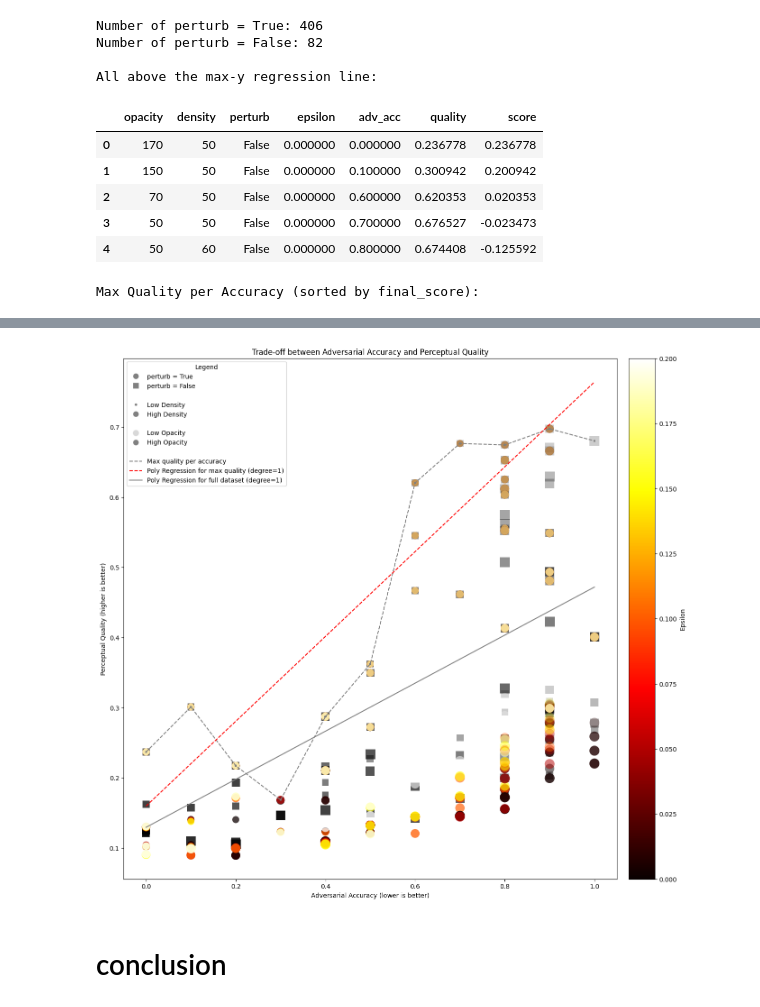
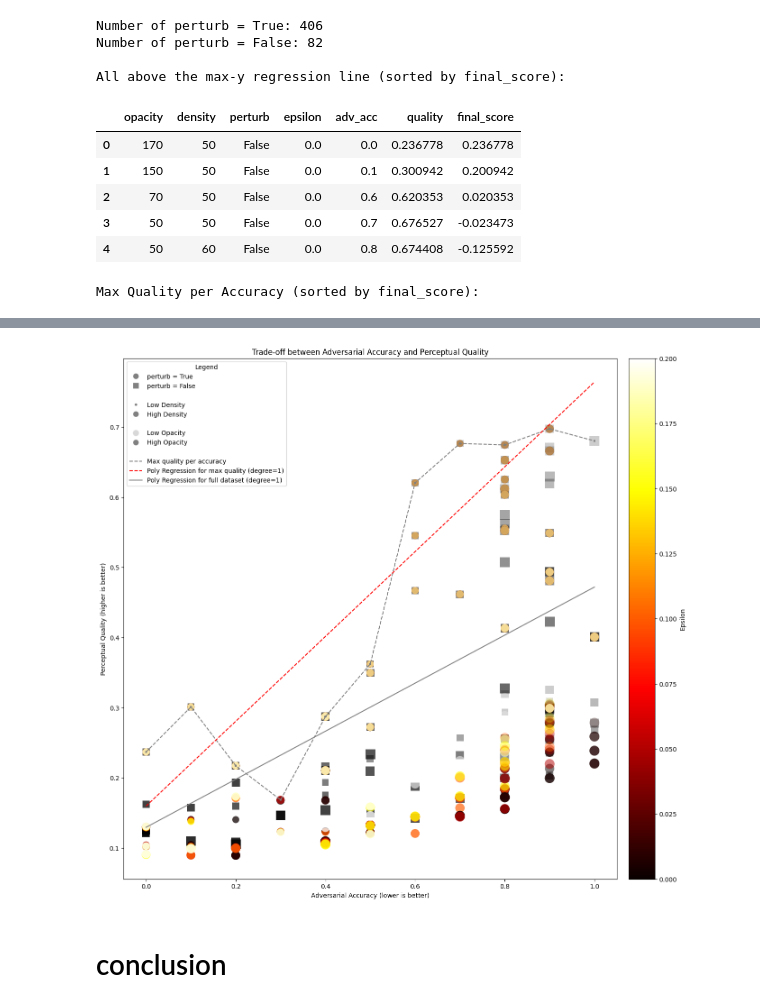
Before and after one commit to ETH-DISCO/advx-bench, a Jupyter notebook: analysis/1-eval_cls_perturb.ipynb, the cells around one changed output, grey strips where cells are left out. Cells and saved outputs as stored; diff of their text form; code cells hidden in the pictures.

```diff
--- a/analysis/1-eval_cls_perturb.ipynb
+++ b/analysis/1-eval_cls_perturb.ipynb
@@ -34,6 +34,8 @@ data = data.drop_duplicates(subset=keys)
 data['adv_acc'] = ((data['advx_acc1'] + data['advx_acc5']) / 2) - ((data['x_acc1'] + data['x_acc5']) / 2) + 1
 # perceptual quality, approximates human perception (higher is better)
 data['quality'] = (data['cosine_sim'] + data['psnr'] / 100 + data['ssim']) / 3
+# final score, higher is better
+data['final_score'] = -data['adv_acc'] + data['quality']
 
 # group - get mean of just the 2 inferred metrics
 data = data.groupby(['opacity', 'density', 'perturb', 'epsilon']).agg({
@@ -106,7 +108,6 @@ for x_elem, y_elem in max_coords:
     max_coords_df.append(data[(data['adv_acc'] == x_elem) & (data['quality'] == y_elem)].iloc[0])
 max_coords_df = pd.DataFrame(max_coords_df)
 max_coords_df = max_coords_df.drop_duplicates(subset=['opacity', 'density', 'perturb', 'epsilon']).reset_index(drop=True)
-max_coords_df['final_score'] = -max_coords_df['adv_acc'] + max_coords_df['quality']
 
 # red max-y regression line
 x = np.array(max_x).reshape(-1, 1)
@@ -119,15 +120,16 @@ y_smooth = polyreg.predict(x_smooth)
 plt.plot(x_smooth, y_smooth, color='red', linestyle='--')
 
 # print stuff
-print("\nAll above the max-y regression line:")
-above = [data[(data['adv_acc'] == x_elem) & (data['quality'] == y_elem)].iloc[0] for x_elem, y_elem in max_coords if y_elem > polyreg.predict([[x_elem]])]
-above = pd.DataFrame(above)
+print("\nAll above the max-y regression line (sorted by final_score):")
+above = pd.DataFrame([data[(data['adv_acc'] == x_elem) & (data['quality'] == y_elem)].iloc[0] for x_elem, y_elem in max_coords if y_elem > polyreg.predict([[x_elem]])])
+above['final_score'] = -above['adv_acc'] + above['quality']
+above = above.sort_values(by='final_score', ascending=False)
 above = above.drop_duplicates(subset=['opacity', 'density', 'perturb', 'epsilon']).reset_index(drop=True)
-above['score'] = -above['adv_acc'] + above['quality']
 display(HTML(above.to_html()))
 
+print("\nMax Quality per Accuracy (sorted by final_score):")
+max_coords_df['final_score'] = -max_coords_df['adv_acc'] + max_coords_df['quality']
 max_coords_df = max_coords_df.sort_values(by='final_score', ascending=False)
-print("\nMax Quality per Accuracy (sorted by final_score):")
 display(HTML(max_coords_df.to_html()))
 
 """
@@ -149,39 +151,39 @@ plt.plot(x_smooth, y_smooth, color='gray')
 """
 legend
 """
 
 # legend for markers
 legend_elements = [
     plt.Line2D([0], [0], marker='o', color='w', label='perturb = True', markerfacecolor='gray', markersize=10),
     plt.Line2D([0], [0], marker='s', color='w', label='perturb = False', markerfacecolor='gray', markersize=10),
     plt.Line2D([0], [0], marker='None', color='w', label=''),
     plt.Line2D([0], [0], marker='o', color='w', label='Low Density', markerfacecolor='gray', markersize=5),
     plt.Line2D([0], [0], marker='o', color='w', label='High Density', markerfacecolor='gray', markersize=10),
     plt.Line2D([0], [0], marker='None', color='w', label=''),
     plt.Line2D([0], [0], marker='o', color='w', label='Low Opacity', markerfacecolor='gray', markersize=10, alpha=0.3),
     plt.Line2D([0], [0], marker='o', color='w', label='High Opacity', markerfacecolor='gray', markersize=10, alpha=1),
     plt.Line2D([0], [0], marker='None', color='w', label=''),
     plt.Line2D([0], [0], color='gray', linestyle='--', label=f'Max quality per accuracy'),
     plt.Line2D([0], [0], color='red', linestyle='--', label=f'Poly Regression for max quality (degree={maxy_degree})'),
     plt.Line2D([0], [0], color='gray', label=f'Poly Regression for full dataset (degree={total_degree})'),
 ]
 
 plt.legend(handles=legend_elements, title='Legend', loc='upper left')
 
 plt.xlabel('Adversarial Accuracy (lower is better)')
 plt.ylabel('Perceptual Quality (higher is better)')
 plt.title('Trade-off between Adversarial Accuracy and Perceptual Quality')
 plt.show()
 # %% [output]
 Number of perturb = True: 406
 Number of perturb = False: 82
 
-All above the max-y regression line:
+All above the max-y regression line (sorted by final_score):
-|  | opacity | density | perturb | epsilon | adv_acc | quality | score |
-| 0 | 170 | 50 | False | 0.000000 | 0.000000 | 0.236778 | 0.236778 |
-| 1 | 150 | 50 | False | 0.000000 | 0.100000 | 0.300942 | 0.200942 |
-| 2 | 70 | 50 | False | 0.000000 | 0.600000 | 0.620353 | 0.020353 |
-| 3 | 50 | 50 | False | 0.000000 | 0.700000 | 0.676527 | -0.023473 |
-| 4 | 50 | 60 | False | 0.000000 | 0.800000 | 0.674408 | -0.125592 |
+|  | opacity | density | perturb | epsilon | adv_acc | quality | final_score |
+| 0 | 170 | 50 | False | 0.0 | 0.0 | 0.236778 | 0.236778 |
+| 1 | 150 | 50 | False | 0.0 | 0.1 | 0.300942 | 0.200942 |
+| 2 | 70 | 50 | False | 0.0 | 0.6 | 0.620353 | 0.020353 |
+| 3 | 50 | 50 | False | 0.0 | 0.7 | 0.676527 | -0.023473 |
+| 4 | 50 | 60 | False | 0.0 | 0.8 | 0.674408 | -0.125592 |
 Max Quality per Accuracy (sorted by final_score):
 |  | opacity | density | perturb | epsilon | adv_acc | quality | final_score |
```
Also changed, not shown: parts of 1 cell of this notebook, 1 other file.
